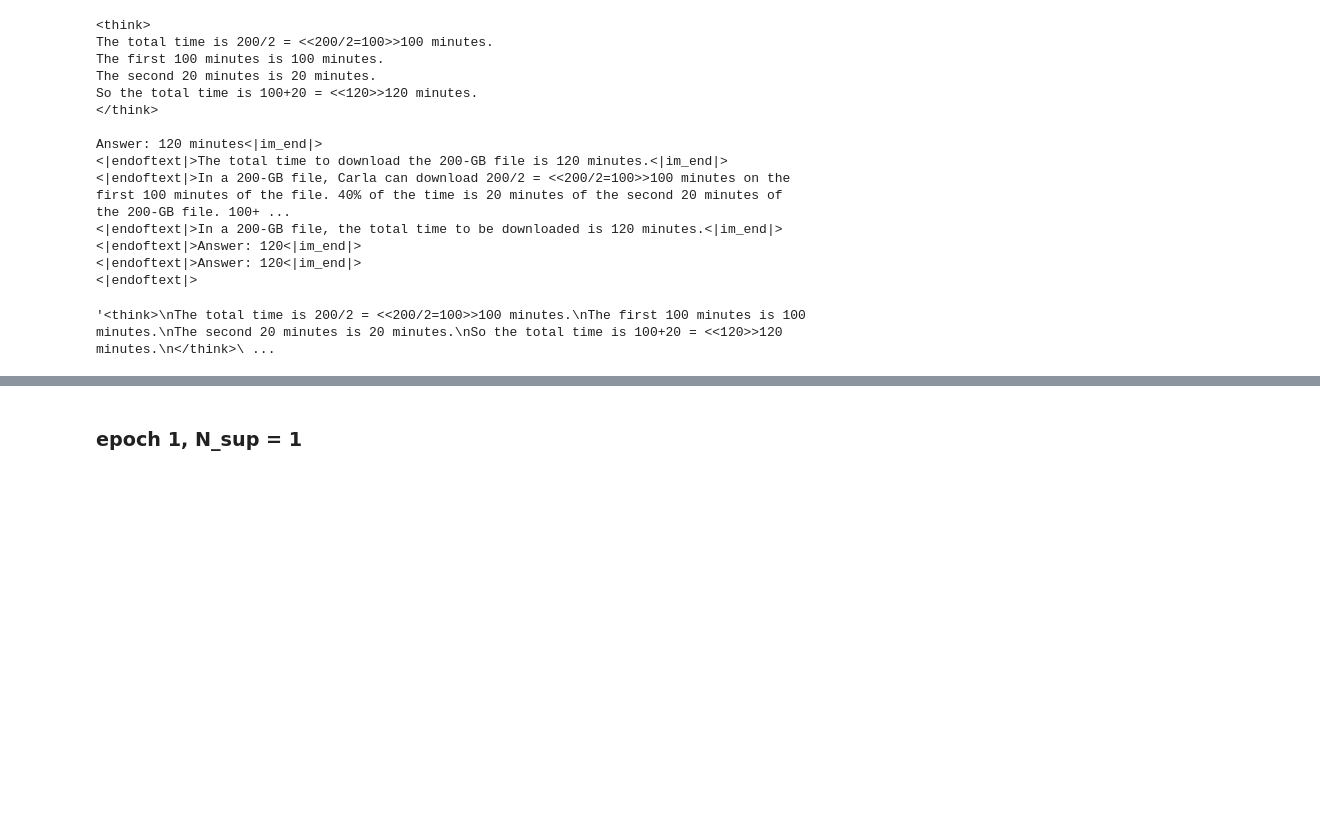
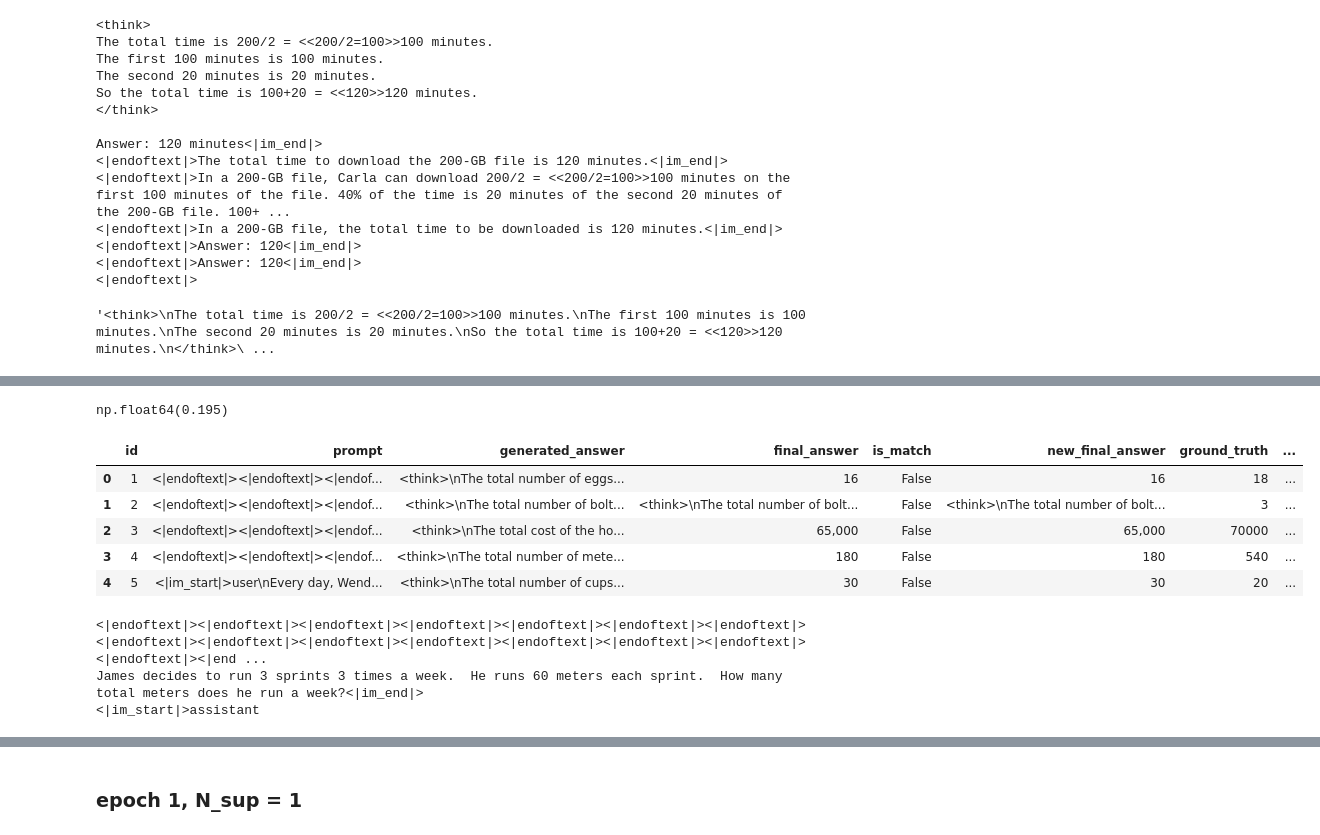
Before and after one commit to bdub800/knowledge-sep, a Jupyter notebook: notebooks/res_analysis.ipynb, the cells around one changed output, grey strips where cells are left out. Cells and saved outputs as stored; diff of their text form; code cells hidden in the pictures; blank space fills up the shorter version.

Commit message:
loss_mask and new \boxed{...} answer format

```diff
--- a/notebooks/res_analysis.ipynb
+++ b/notebooks/res_analysis.ipynb
@@ -80,0 +177,9 @@ eval_loader = get_generation_dataloader(
+# %%
+ground_truths = []
+for i, example in enumerate(eval_loader):
+    if i >= 200:
+        break
+    ground_truths.append({
+        'id': i,
+        'ground_truth': example['ground_truths'][0],
+    })
@@ -80,0 +188,33 @@ eval_loader = get_generation_dataloader(
+# %%
+df1['ground_truth'] = [r['ground_truth'] for r in ground_truths]
+# %%
+def new_is_match(row):
+    gt = row['ground_truth']
+    new_ans = row['new_final_answer']
+    try:
+        new_is_match = (float(gt) == float(new_ans))
+    except:
+        new_is_match = (gt == new_ans)
+    return new_is_match
+# %%
+df1['new_is_match'] = df1.apply(new_is_match, axis=1)
+# %%
+df1['new_is_match'].mean()
+# %% [output]
+np.float64(0.195)
+# %%
+df1.head()
+# %% [output]
+|  | id | prompt | generated_answer | final_answer | is_match | new_final_answer | ground_truth | ... |
+| 0 | 1 | <|endoftext|><|endoftext|><|endof... | <think>\nThe total number of eggs... | 16 | False | 16 | 18 | ... |
+| 1 | 2 | <|endoftext|><|endoftext|><|endof... | <think>\nThe total number of bolt... | <think>\nThe total number of bolt... | False | <think>\nThe total number of bolt... | 3 | ... |
+| 2 | 3 | <|endoftext|><|endoftext|><|endof... | <think>\nThe total cost of the ho... | 65,000 | False | 65,000 | 70000 | ... |
+| 3 | 4 | <|endoftext|><|endoftext|><|endof... | <think>\nThe total number of mete... | 180 | False | 180 | 540 | ... |
+| 4 | 5 | <|im_start|>user\nEvery day, Wend... | <think>\nThe total number of cups... | 30 | False | 30 | 20 | ... |
+# %%
+row = df1.iloc[3]
+print(row['prompt'])
+# %% [output]
+<|endoftext|><|endoftext|><|endoftext|><|endoftext|><|endoftext|><|endoftext|><|endoftext|><|endoftext|><|endoftext|><|endoftext|><|endoftext|><|endoftext|><|endoftext|><|endoftext|><|endoftext|><|end ...
+James decides to run 3 sprints 3 times a week.  He runs 60 meters each sprint.  How many total meters does he run a week?<|im_end|>
+<|im_start|>assistant
```
Also changed, not shown: parts of 28 cells of this notebook, 4 other files.
